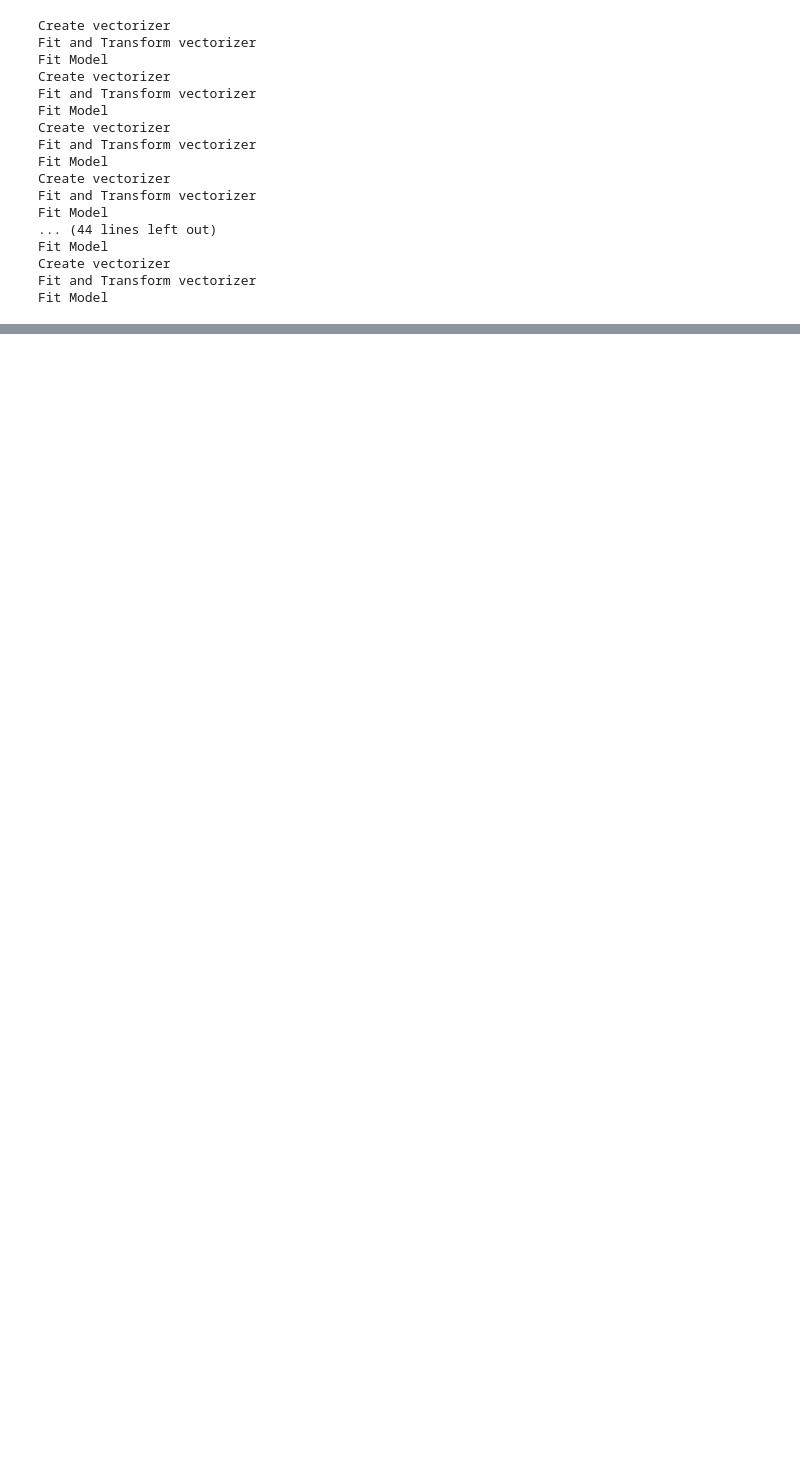
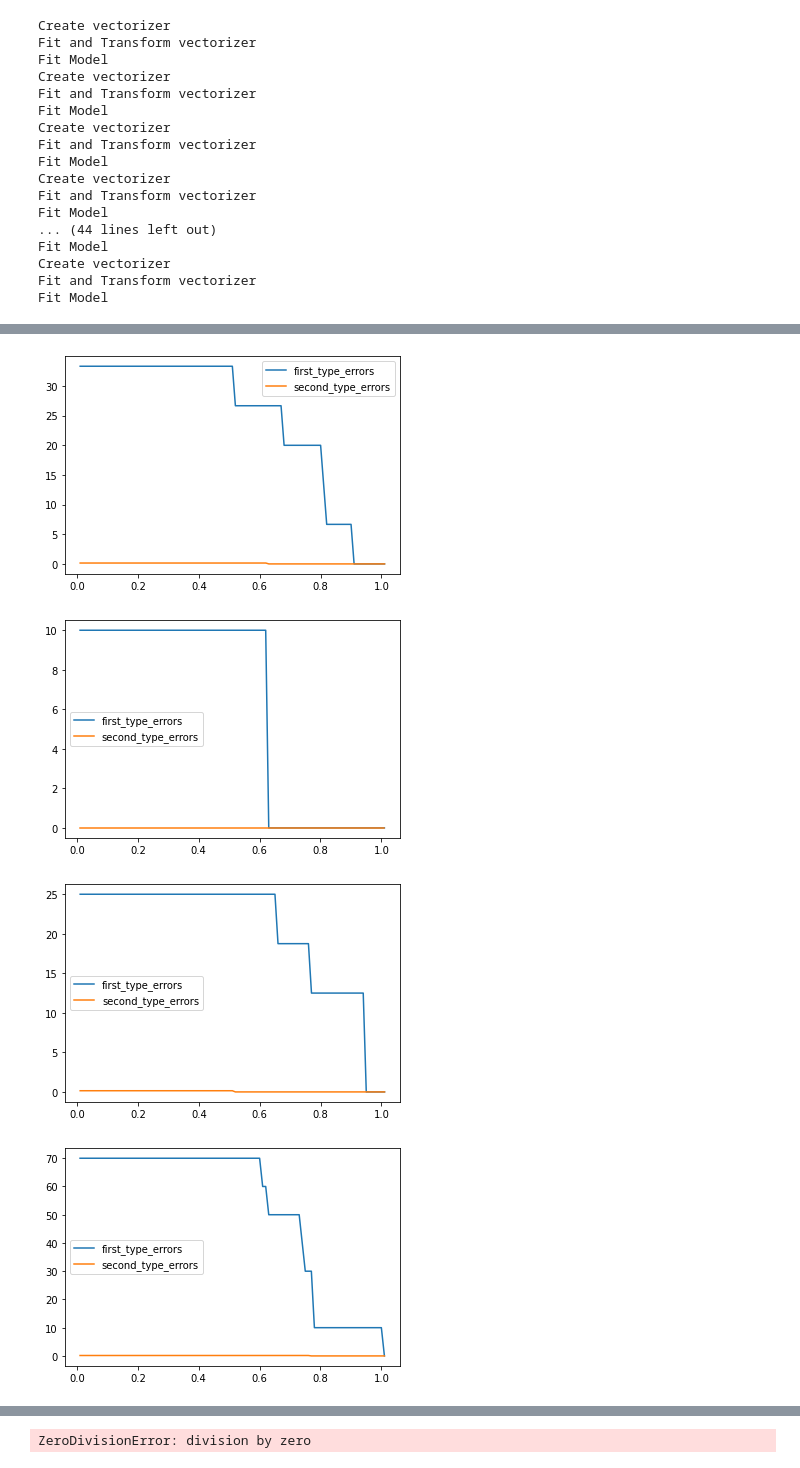
Before and after one commit to Necro-master/HSE_NLP, a Jupyter notebook: CLASS PROSPECTUS.ipynb, the cells around one changed output, grey strips where cells are left out. Cells and saved outputs as stored; diff of their text form; code cells hidden in the pictures; blank space fills up the shorter version.

```diff
--- a/CLASS PROSPECTUS.ipynb
+++ b/CLASS PROSPECTUS.ipynb
@@ -240 +231,6 @@ def to_validate_count(ds, confidence_level):
+# %%
+#false positive
+def second_type_errors_count(ds, confidence_level):
+    errors_count = len(ds[(ds['confidence']>=confidence_level)&(ds['target'] < ds['predict'])])
+    return round(100*errors_count/len(ds[ds['target'] == 0]),2)
 # %%
@@ -273,0 +275,30 @@ for index, model_name in enumerate(models):
+# %%
+def get_plot_confidence_and_errors_points(ds):
+    first_type_errors = []
+    second_type_errors = []
+    confidences = [i / 100 for i in range(1,102,1)]
+
+    for confidence_level in range(1, 102, 1):
+
+        confidence_level /= 100
+
+        first_type_errors.append(first_type_errors_count(ds, confidence_level))
+
+        second_type_errors.append(second_type_errors_count(ds, confidence_level))
+
+    return np.array(first_type_errors), np.array(second_type_errors), np.array(confidences)
+# %%
+for index, model_name in enumerate(models):
+    ds = datasets[model_name]['df_validation']
+
+    first_type_errors, second_type_errors, confidences = get_plot_confidence_and_errors_points(ds)
+
+    plt.plot(confidences, first_type_errors, label = "first_type_errors")
+    plt.plot(confidences, second_type_errors, label = "second_type_errors")
+    plt.legend()
+    plt.show()
+# %% [output]
+[figure, added]
+[figure, added]
+[figure, added]
+[figure, added]
@@ -273,0 +309 @@ for index, model_name in enumerate(models):
+ZeroDivisionError: division by zero
```
Also changed, not shown: parts of 9 cells of this notebook.
